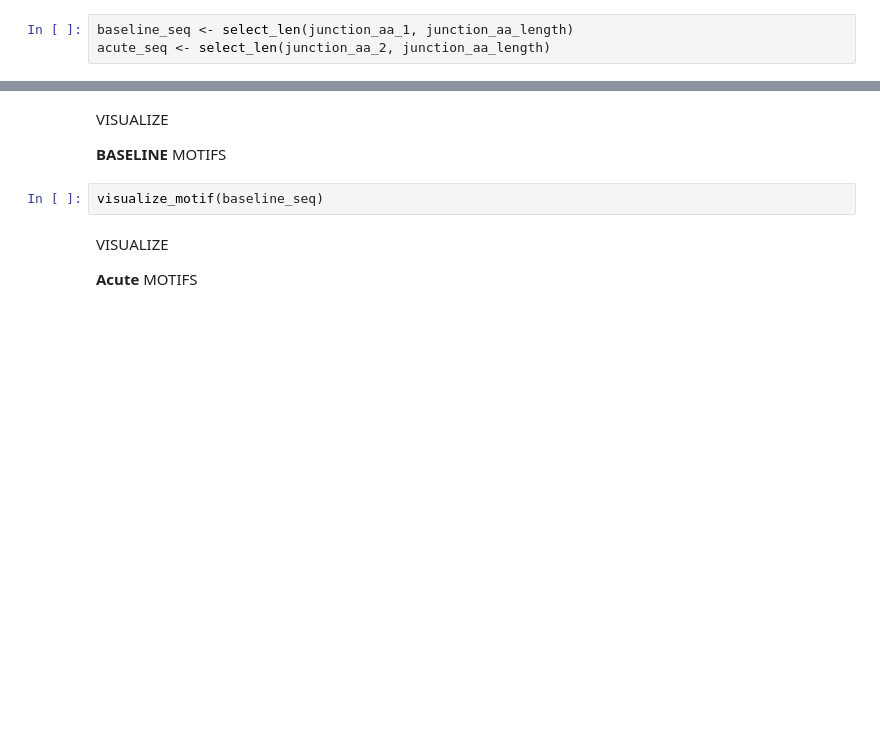
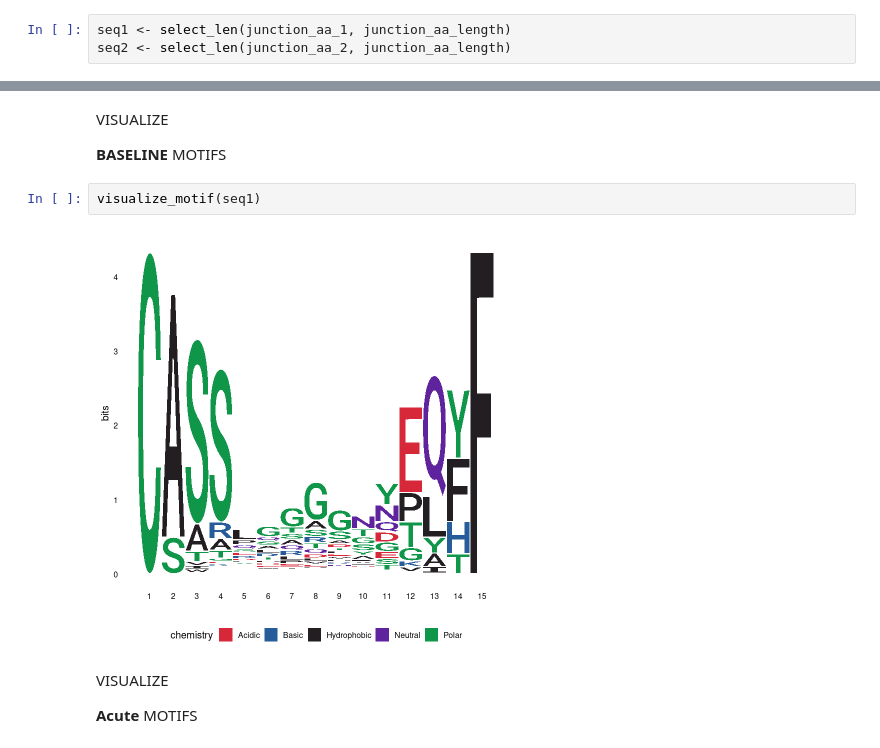
Before and after one commit to mshobair/precisionFDA_Covid19_repo, a Jupyter notebook: MotifVisualizationR.ipynb, the cells around one changed output, grey strips where cells are left out. Drawn from its saved outputs; the diff is of its cells as text; blank space fills up the shorter version.

```diff
--- a/MotifVisualizationR.ipynb
+++ b/MotifVisualizationR.ipynb
@@ -119,8 +115,8 @@ select_len <- function(junction_aa, len){
 # %% [markdown]
 ### pick sequences with length 15
 # %%
-baseline_seq <- select_len(junction_aa_1, junction_aa_length)
-acute_seq <- select_len(junction_aa_2, junction_aa_length)
+seq1 <- select_len(junction_aa_1, junction_aa_length)
+seq2 <- select_len(junction_aa_2, junction_aa_length)
 # %% [markdown]
 # Data Analysis
 # %%
@@ -142,7 +142,9 @@ VISUALIZE
 
 **BASELINE** MOTIFS
 # %%
-visualize_motif(baseline_seq)
+visualize_motif(seq1)
+# %% [output]
+[figure, added]
 # %% [markdown]
 VISUALIZE
 
```
Also changed, not shown: parts of 25 cells of this notebook, 1 other file.
